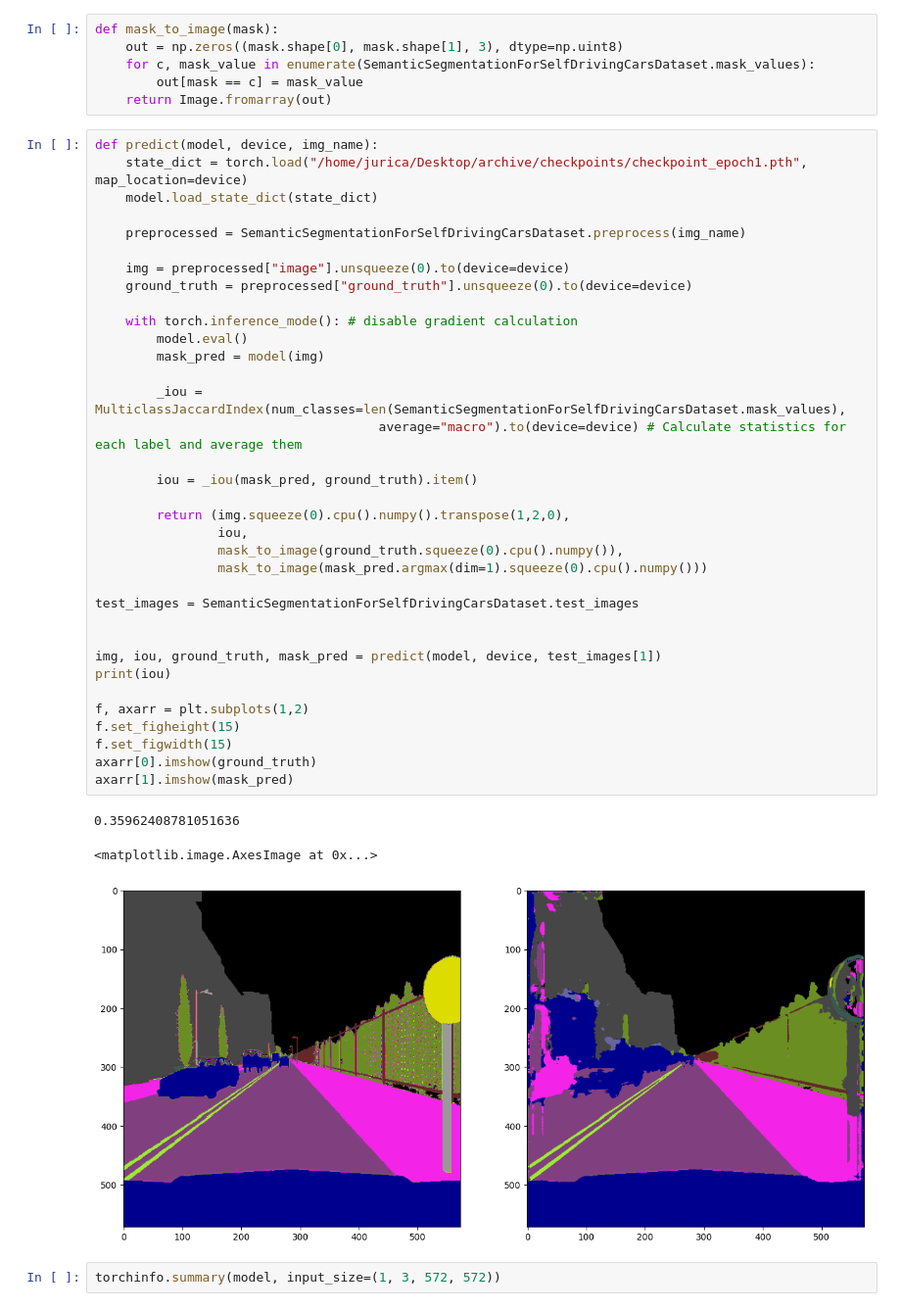
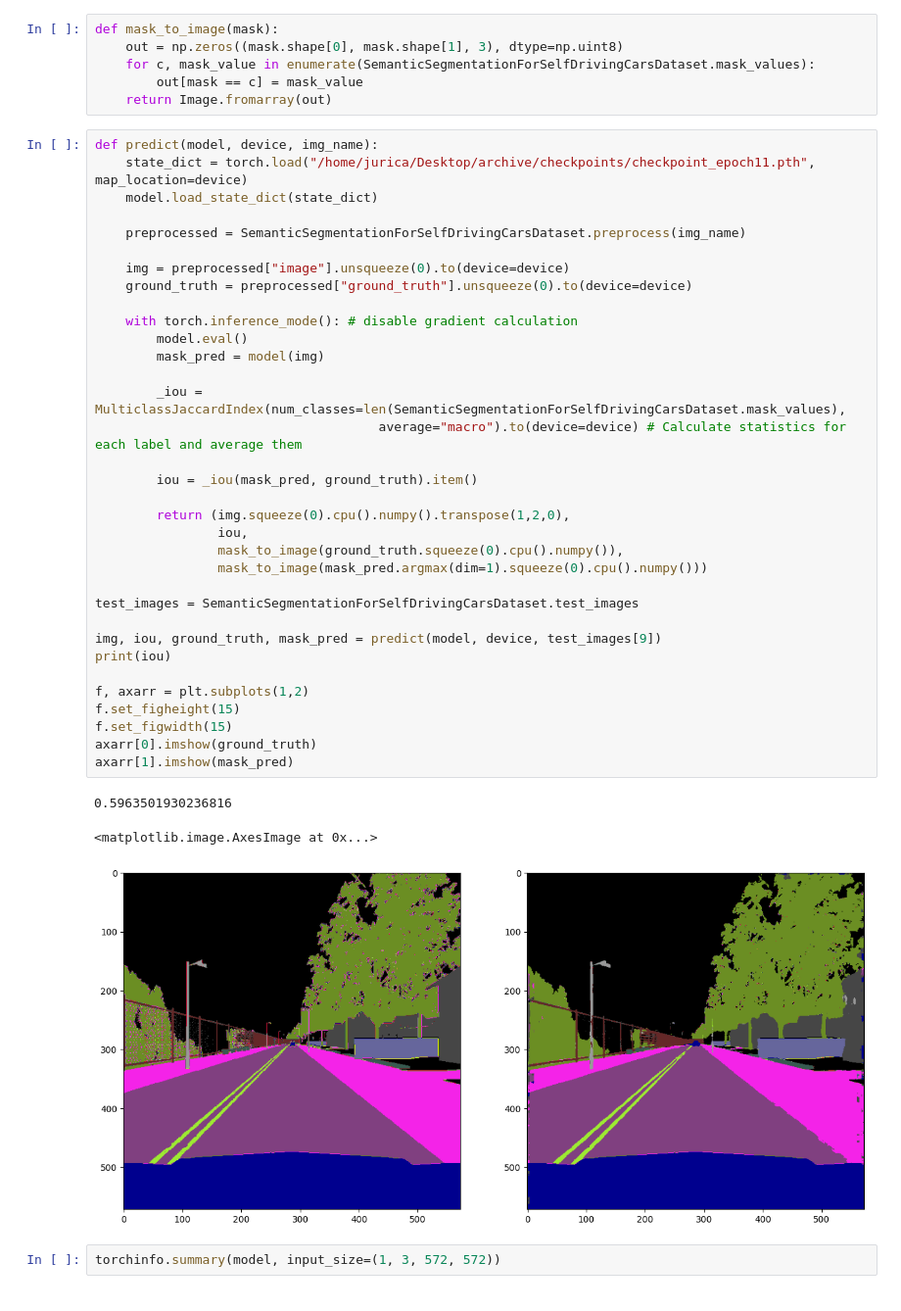
Before and after one commit to JuricaRuntas/notebooks, a Jupyter notebook: unet_less_savage_more_class.ipynb, the cells around one changed output. Shown: that part at 98% size. Drawn from its saved outputs; the diff is of its cells as text.

```diff
--- a/unet_less_savage_more_class.ipynb
+++ b/unet_less_savage_more_class.ipynb
@@ -259,43 +327,42 @@ def mask_to_image(mask):
     return Image.fromarray(out)
 # %%
 def predict(model, device, img_name):
-    state_dict = torch.load("/home/jurica/Desktop/archive/checkpoints/checkpoint_epoch1.pth", map_location=device)
+    state_dict = torch.load("/home/jurica/Desktop/archive/checkpoints/checkpoint_epoch11.pth", map_location=device)
     model.load_state_dict(state_dict)
 
     preprocessed = SemanticSegmentationForSelfDrivingCarsDataset.preprocess(img_name)
 
     img = preprocessed["image"].unsqueeze(0).to(device=device)
     ground_truth = preprocessed["ground_truth"].unsqueeze(0).to(device=device)
 
     with torch.inference_mode(): # disable gradient calculation
         model.eval()
         mask_pred = model(img)
 
         _iou = MulticlassJaccardIndex(num_classes=len(SemanticSegmentationForSelfDrivingCarsDataset.mask_values),
                                      average="macro").to(device=device) # Calculate statistics for each label and average them
 
         iou = _iou(mask_pred, ground_truth).item()
 
         return (img.squeeze(0).cpu().numpy().transpose(1,2,0),
                 iou,
                 mask_to_image(ground_truth.squeeze(0).cpu().numpy()),
                 mask_to_image(mask_pred.argmax(dim=1).squeeze(0).cpu().numpy()))
 
 test_images = SemanticSegmentationForSelfDrivingCarsDataset.test_images
 
-
-img, iou, ground_truth, mask_pred = predict(model, device, test_images[1])
+img, iou, ground_truth, mask_pred = predict(model, device, test_images[9])
 print(iou)
 
 f, axarr = plt.subplots(1,2)
 f.set_figheight(15)
 f.set_figwidth(15)
 axarr[0].imshow(ground_truth)
 axarr[1].imshow(mask_pred)
 # %% [output]
-0.35962408781051636
+0.5963501930236816
 <matplotlib.image.AxesImage at 0x...>
-[figure, old version]
+[figure, new version]
 # %%
 torchinfo.summary(model, input_size=(1, 3, 572, 572))
 # %% [output]
```
Also changed, not shown: parts of 4 cells of this notebook.
